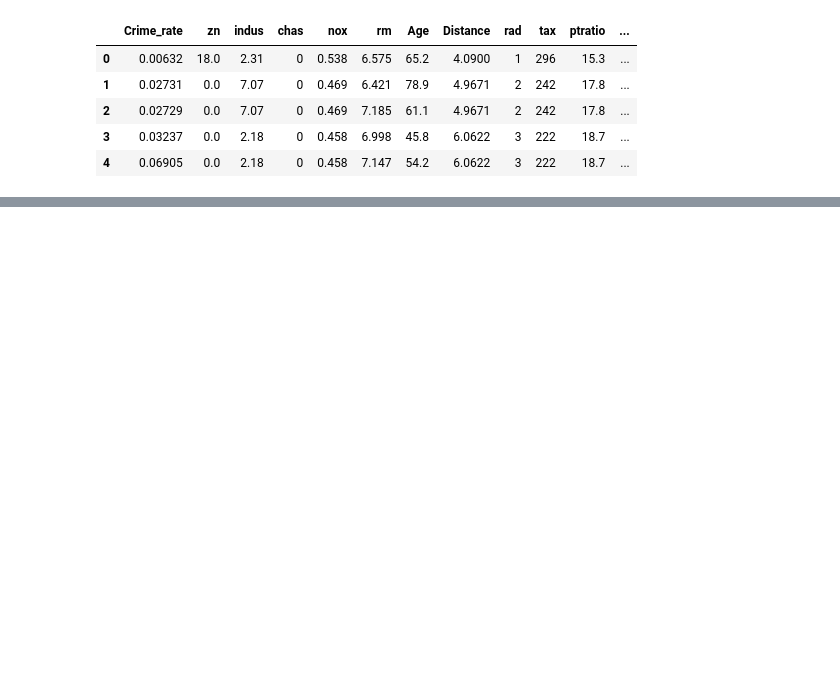
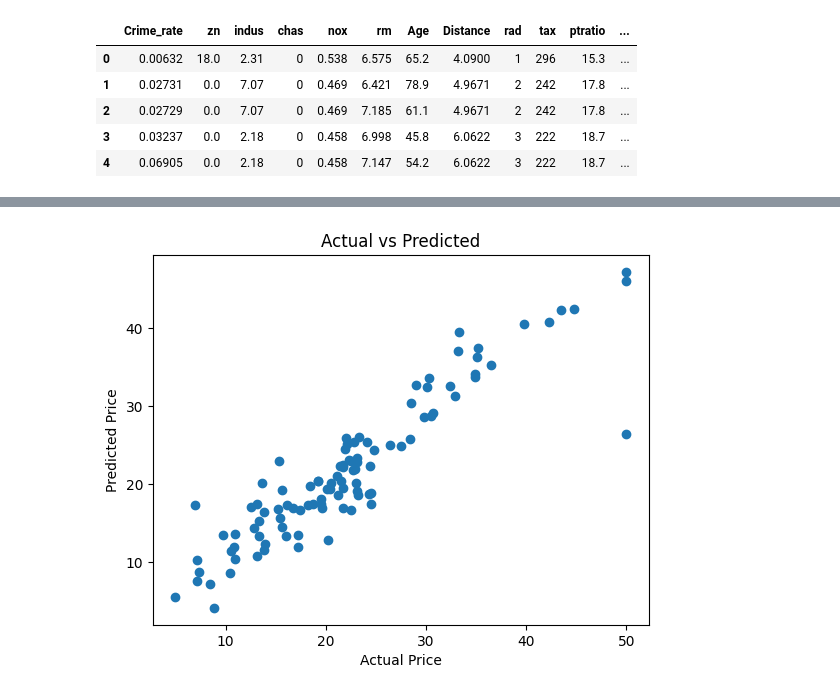
Before and after one commit to Nikita25-londhe/BE_sem2_Labs, a Jupyter notebook: LP5/DL/01_Boston.ipynb, the cells around one changed output, grey strips where cells are left out. Saved outputs shown, nothing was run; the diff lists cells and outputs as text; code cells hidden in the pictures; blank space fills up the shorter version.

```diff
--- a/LP5/DL/01_Boston.ipynb
+++ b/LP5/DL/01_Boston.ipynb
@@ -72,11 +110,11 @@ X_test = scaler.transform(X_test)
 # %%
-model = Sequential([
-    Dense(64, activation='relu'),
-    Dense(1)   # Output layer
-])
+model = Sequential()
+
+model.add(Dense(128, activation='relu'))
+model.add(Dense(1, activation='linear'))
 # %%
-model.compile(optimizer='adam', loss='mae')
+model.compile(loss='mae',metrics=['mse','mae'],optimizer='adam')
 # %%
-model.fit(X_train, y_train, epochs=50)
+model.fit(x_train,y_train,epochs=50)
 # %% [output]
 Epoch 1/50
@@ -116,0 +144,2 @@ plt.show()
+# %%
+y_pred=model.predict(x_test)
@@ -116,0 +148,8 @@ plt.show()
+# %%
+plt.scatter(y_test, y_pred)
+plt.xlabel("Actual Price")
+plt.ylabel("Predicted Price")
+plt.title("Actual vs Predicted")
+plt.show()
+# %% [output]
+[figure, added]
```
Also changed, not shown: parts of 23 cells of this notebook.
